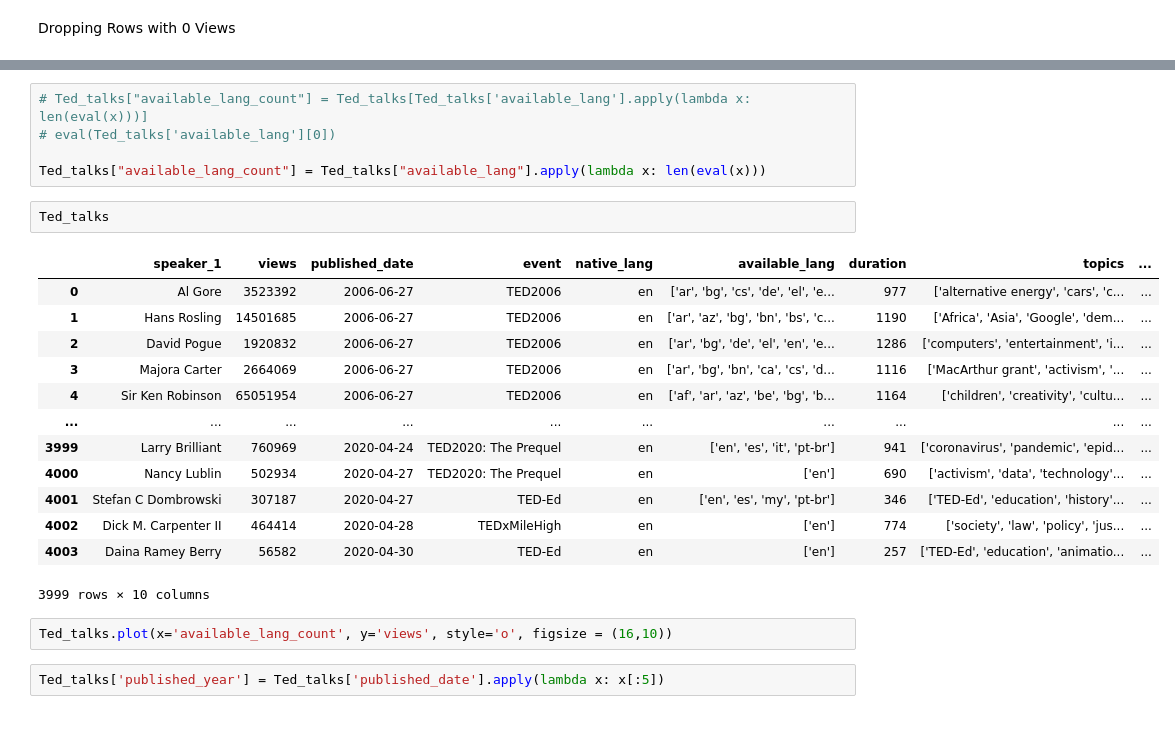
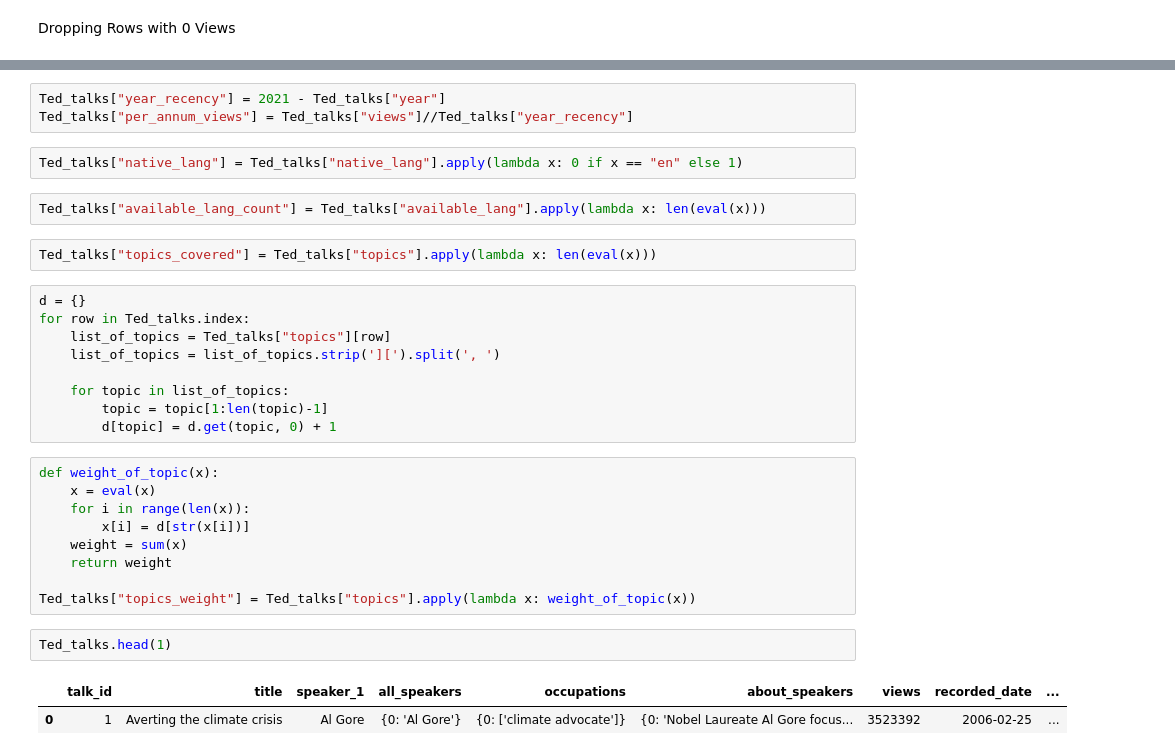
Before and after one commit to Keshav1506/Ted-Talks-views-Prediction-Model, a Jupyter notebook: Ted_Talk_Prediction.ipynb, the cells around one changed output, grey strips where cells are left out. Cells and saved outputs as stored; diff of their text form; blank space fills up the shorter version.

```diff
--- a/Ted_Talk_Prediction.ipynb
+++ b/Ted_Talk_Prediction.ipynb
@@ -157,25 +153,32 @@ Ted_talks
+# %%
+Ted_talks["year_recency"] = 2021 - Ted_talks["year"]
+Ted_talks["per_annum_views"] = Ted_talks["views"]//Ted_talks["year_recency"]
+# %%
+Ted_talks["native_lang"] = Ted_talks["native_lang"].apply(lambda x: 0 if x == "en" else 1)
 # %%
-# Ted_talks["available_lang_count"] = Ted_talks[Ted_talks['available_lang'].apply(lambda x: len(eval(x)))]
-# eval(Ted_talks['available_lang'][0])
-
 Ted_talks["available_lang_count"] = Ted_talks["available_lang"].apply(lambda x: len(eval(x)))
+# %%
+Ted_talks["topics_covered"] = Ted_talks["topics"].apply(lambda x: len(eval(x)))
+# %%
+d = {}
+for row in Ted_talks.index:
+    list_of_topics = Ted_talks["topics"][row]
+    list_of_topics = list_of_topics.strip('][').split(', ')
+
+    for topic in list_of_topics:
+        topic = topic[1:len(topic)-1]
+        d[topic] = d.get(topic, 0) + 1
+# %%
+def weight_of_topic(x):
+    x = eval(x)
+    for i in range(len(x)):
+        x[i] = d[str(x[i])]
+    weight = sum(x)
+    return weight
+
+Ted_talks["topics_weight"] = Ted_talks["topics"].apply(lambda x: weight_of_topic(x))
 # %%
-Ted_talks
+Ted_talks.head(1)
 # %% [output]
-|  | speaker_1 | views | published_date | event | native_lang | available_lang | duration | topics | ... |
-| 0 | Al Gore | 3523392 | 2006-06-27 | TED2006 | en | ['ar', 'bg', 'cs', 'de', 'el', 'e... | 977 | ['alternative energy', 'cars', 'c... | ... |
-| 1 | Hans Rosling | 14501685 | 2006-06-27 | TED2006 | en | ['ar', 'az', 'bg', 'bn', 'bs', 'c... | 1190 | ['Africa', 'Asia', 'Google', 'dem... | ... |
-| 2 | David Pogue | 1920832 | 2006-06-27 | TED2006 | en | ['ar', 'bg', 'de', 'el', 'en', 'e... | 1286 | ['computers', 'entertainment', 'i... | ... |
-| 3 | Majora Carter | 2664069 | 2006-06-27 | TED2006 | en | ['ar', 'bg', 'bn', 'ca', 'cs', 'd... | 1116 | ['MacArthur grant', 'activism', '... | ... |
-| 4 | Sir Ken Robinson | 65051954 | 2006-06-27 | TED2006 | en | ['af', 'ar', 'az', 'be', 'bg', 'b... | 1164 | ['children', 'creativity', 'cultu... | ... |
-| ... | ... | ... | ... | ... | ... | ... | ... | ... | ... |
-| 3999 | Larry Brilliant | 760969 | 2020-04-24 | TED2020: The Prequel | en | ['en', 'es', 'it', 'pt-br'] | 941 | ['coronavirus', 'pandemic', 'epid... | ... |
-| 4000 | Nancy Lublin | 502934 | 2020-04-27 | TED2020: The Prequel | en | ['en'] | 690 | ['activism', 'data', 'technology'... | ... |
-| 4001 | Stefan C Dombrowski | 307187 | 2020-04-27 | TED-Ed | en | ['en', 'es', 'my', 'pt-br'] | 346 | ['TED-Ed', 'education', 'history'... | ... |
-| 4002 | Dick M. Carpenter II | 464414 | 2020-04-28 | TEDxMileHigh | en | ['en'] | 774 | ['society', 'law', 'policy', 'jus... | ... |
-| 4003 | Daina Ramey Berry | 56582 | 2020-04-30 | TED-Ed | en | ['en'] | 257 | ['TED-Ed', 'education', 'animatio... | ... |
+|  | talk_id | title | speaker_1 | all_speakers | occupations | about_speakers | views | recorded_date | ... |
+| 0 | 1 | Averting the climate crisis | Al Gore | {0: 'Al Gore'} | {0: ['climate advocate']} | {0: 'Nobel Laureate Al Gore focus... | 3523392 | 2006-02-25 | ... |
-3999 rows × 10 columns
-# %%
-Ted_talks.plot(x='available_lang_count', y='views', style='o', figsize = (16,10))
-# %%
-Ted_talks['published_year'] = Ted_talks['published_date'].apply(lambda x: x[:5])
```
Also changed, not shown: parts of 21 cells of this notebook.
